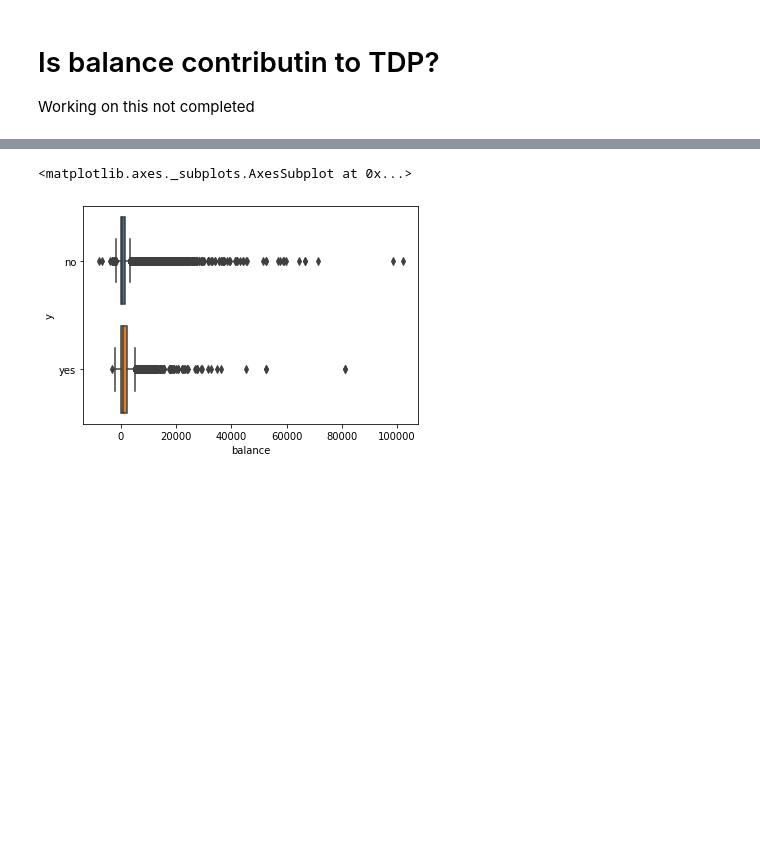
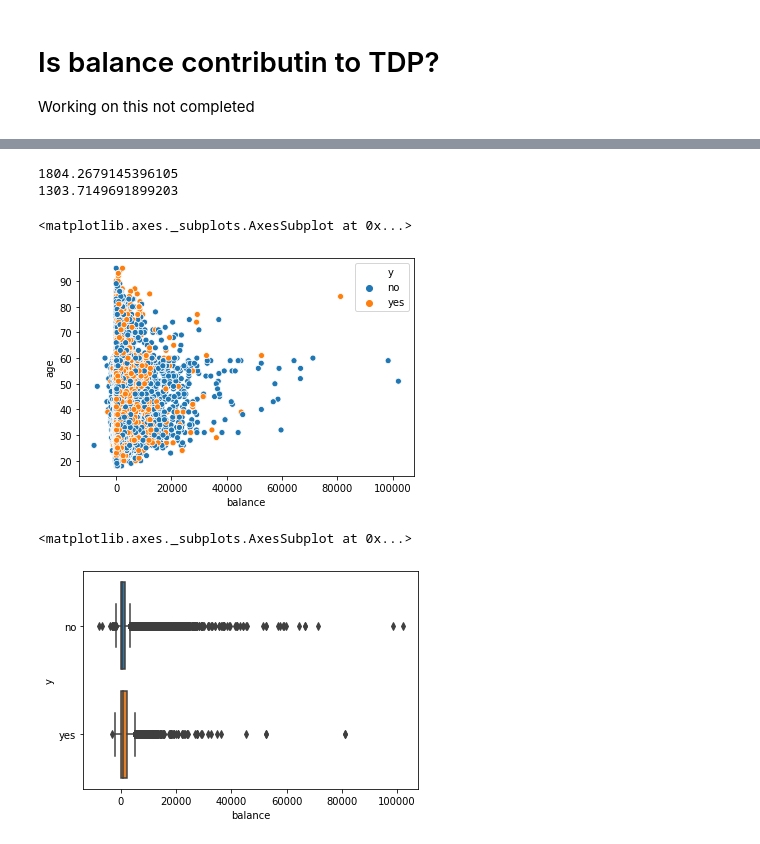
Before and after one commit to ShrutiUdagire/SupervisedLearning-Classification, a Jupyter notebook: project.ipynb, the cells around one changed output, grey strips where cells are left out. Saved outputs shown, nothing was run; the diff lists cells and outputs as text; code cells hidden in the pictures; blank space fills up the shorter version.

```diff
--- a/project.ipynb
+++ b/project.ipynb
@@ -533,3 +540,15 @@ Working on this not completed
+# %%
+yes=df_update[df_update['y']=='yes']
+no=df_update[df_update['y']=='no']
+print(yes['balance'].mean())
+print(no['balance'].mean())
+
+sns.scatterplot(df_update['balance'],df_update['age'],hue=df_update['y'])
+# %% [output]
+1804.2679145396105
+1303.7149691899203
+<matplotlib.axes._subplots.AxesSubplot at 0x...>
+[figure, added]
 # %%
 sns.boxplot(df['balance'],df['y'])
 # %% [output]
```
Also changed, not shown: parts of 63 cells of this notebook.
